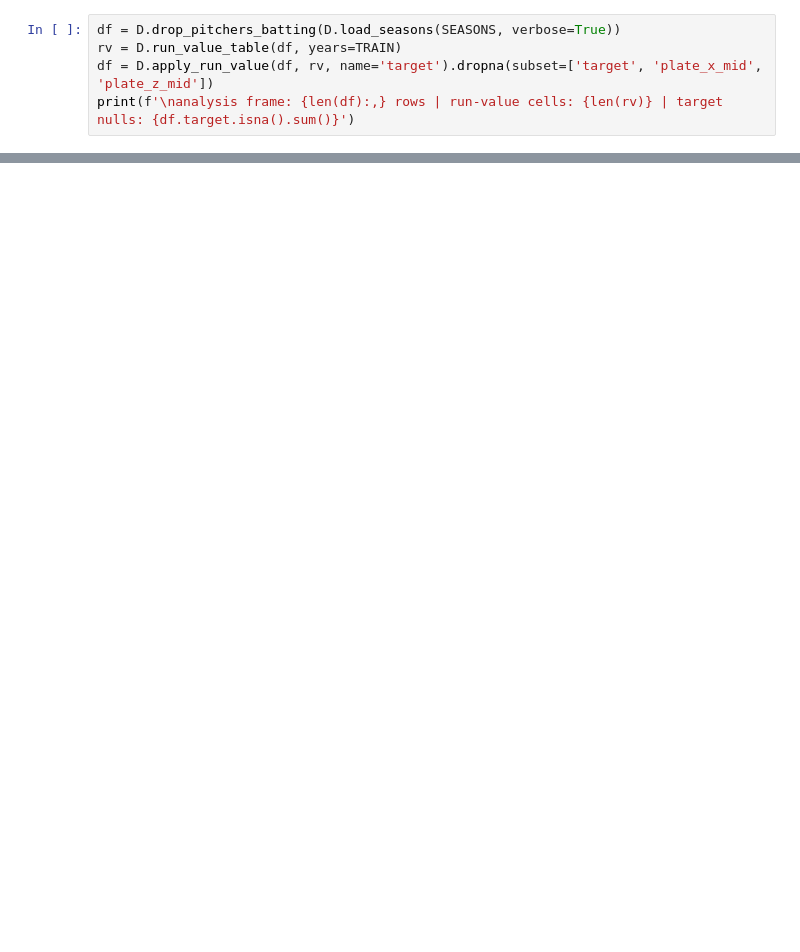
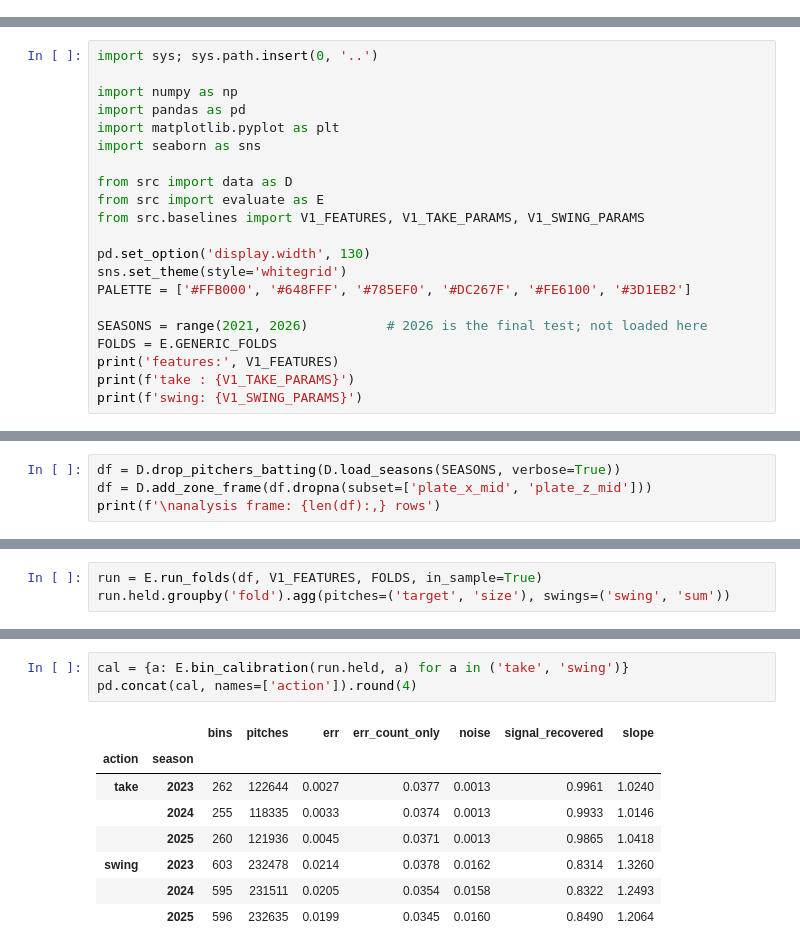
Before and after one commit to Jack1021ohoh/batter_decision_value, a Jupyter notebook: notebooks/v1_baseline.ipynb, the cells around one changed output, grey strips where cells are left out. Saved outputs shown, nothing was run; the diff lists cells and outputs as text; blank space fills up the shorter version.

```diff
--- a/notebooks/v1_baseline.ipynb
+++ b/notebooks/v1_baseline.ipynb
@@ -44,5 +0,0 @@ do not appear here.
-# %%
-df = D.drop_pitchers_batting(D.load_seasons(SEASONS, verbose=True))
-rv = D.run_value_table(df, years=TRAIN)
-df = D.apply_run_value(df, rv, name='target').dropna(subset=['target', 'plate_x_mid', 'plate_z_mid'])
-print(f'\nanalysis frame: {len(df):,} rows | run-value cells: {len(rv)} | target nulls: {df.target.isna().sum()}')
@@ -273,0 +15,21 @@ pd.Series(res['summary']).to_frame('v1 re-run')
+# %%
+import sys; sys.path.insert(0, '..')
+
+import numpy as np
+import pandas as pd
+import matplotlib.pyplot as plt
+import seaborn as sns
+
+from src import data as D
+from src import evaluate as E
+from src.baselines import V1_FEATURES, V1_TAKE_PARAMS, V1_SWING_PARAMS
+
+pd.set_option('display.width', 130)
+sns.set_theme(style='whitegrid')
+PALETTE = ['#FFB000', '#648FFF', '#785EF0', '#DC267F', '#FE6100', '#3D1EB2']
+
+SEASONS = range(2021, 2026)          # 2026 is the final test; not loaded here
+FOLDS = E.GENERIC_FOLDS
+print('features:', V1_FEATURES)
+print(f'take : {V1_TAKE_PARAMS}')
+print(f'swing: {V1_SWING_PARAMS}')
@@ -273,0 +51,4 @@ pd.Series(res['summary']).to_frame('v1 re-run')
+# %%
+df = D.drop_pitchers_batting(D.load_seasons(SEASONS, verbose=True))
+df = D.add_zone_frame(df.dropna(subset=['plate_x_mid', 'plate_z_mid']))
+print(f'\nanalysis frame: {len(df):,} rows')
@@ -273,0 +80,3 @@ pd.Series(res['summary']).to_frame('v1 re-run')
+# %%
+run = E.run_folds(df, V1_FEATURES, FOLDS, in_sample=True)
+run.held.groupby('fold').agg(pitches=('target', 'size'), swings=('swing', 'sum'))
@@ -273,0 +125,12 @@ pd.Series(res['summary']).to_frame('v1 re-run')
+# %%
+cal = {a: E.bin_calibration(run.held, a) for a in ('take', 'swing')}
+pd.concat(cal, names=['action']).round(4)
+# %% [output]
+|  |  | bins | pitches | err | err_count_only | noise | signal_recovered | slope |
+| action | season |  |  |  |  |  |  |  |
+| take | 2023 | 262 | 122644 | 0.0027 | 0.0377 | 0.0013 | 0.9961 | 1.0240 |
+|  | 2024 | 255 | 118335 | 0.0033 | 0.0374 | 0.0013 | 0.9933 | 1.0146 |
+|  | 2025 | 260 | 121936 | 0.0045 | 0.0371 | 0.0013 | 0.9865 | 1.0418 |
+| swing | 2023 | 603 | 232478 | 0.0214 | 0.0378 | 0.0162 | 0.8314 | 1.3260 |
+|  | 2024 | 595 | 231511 | 0.0205 | 0.0354 | 0.0158 | 0.8322 | 1.2493 |
+|  | 2025 | 596 | 232635 | 0.0199 | 0.0345 | 0.0160 | 0.8490 | 1.2064 |
```
Also changed, not shown: parts of 42 cells of this notebook, 6 other files.
